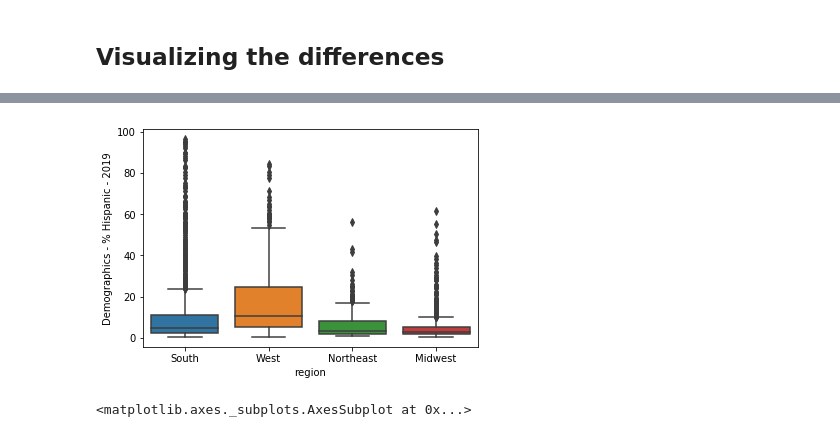
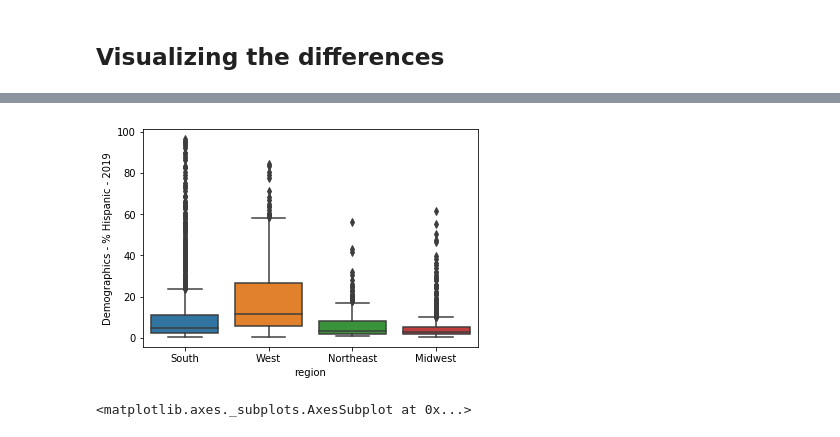
Before and after one commit to thomaspingel/geography_single_shot_notebooks, a Jupyter notebook: Group Differences using Geopandas, Pandas, and Scipy.stats.ipynb, the cells around one changed output, grey strips where cells are left out. Cells and saved outputs as stored; diff of their text form; code cells hidden in the pictures.

```diff
--- a/Group Differences using Geopandas, Pandas, and Scipy.stats.ipynb
+++ b/Group Differences using Geopandas, Pandas, and Scipy.stats.ipynb
@@ -134,9 +123,9 @@ _ = df.boxplot(column='Demographics - % Hispanic - 2019',by='region')
 # %%
 # Seaborn also has a boxplot viewer
 
-ax = sns.boxplot(x='region',y='Demographics - % Hispanic - 2019',data=df)
+ax = sns.boxplot(x='region',y='Demographics - % Hispanic - 2019',data=gdf)
 # %% [output]
-[figure, old version]
+[figure, new version]
 # %%
 # Seaborn also has a violin plot that some people like better
 
```
Also changed, not shown: parts of 7 cells of this notebook, 10 other files.
